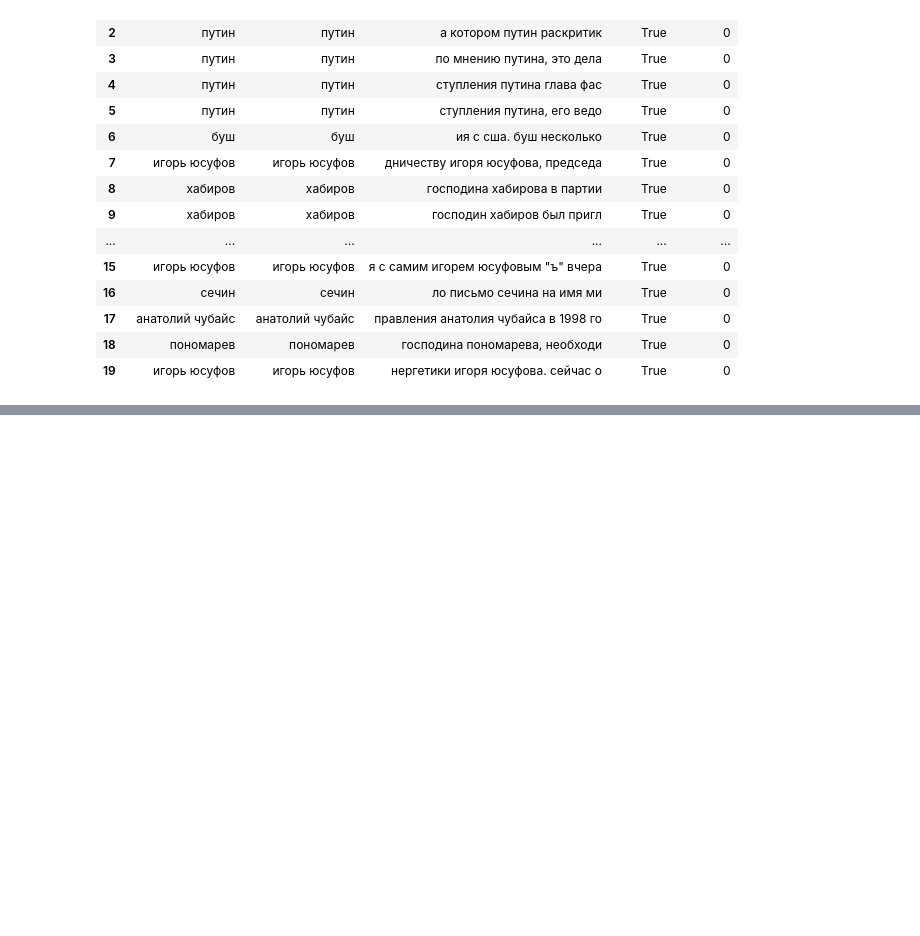
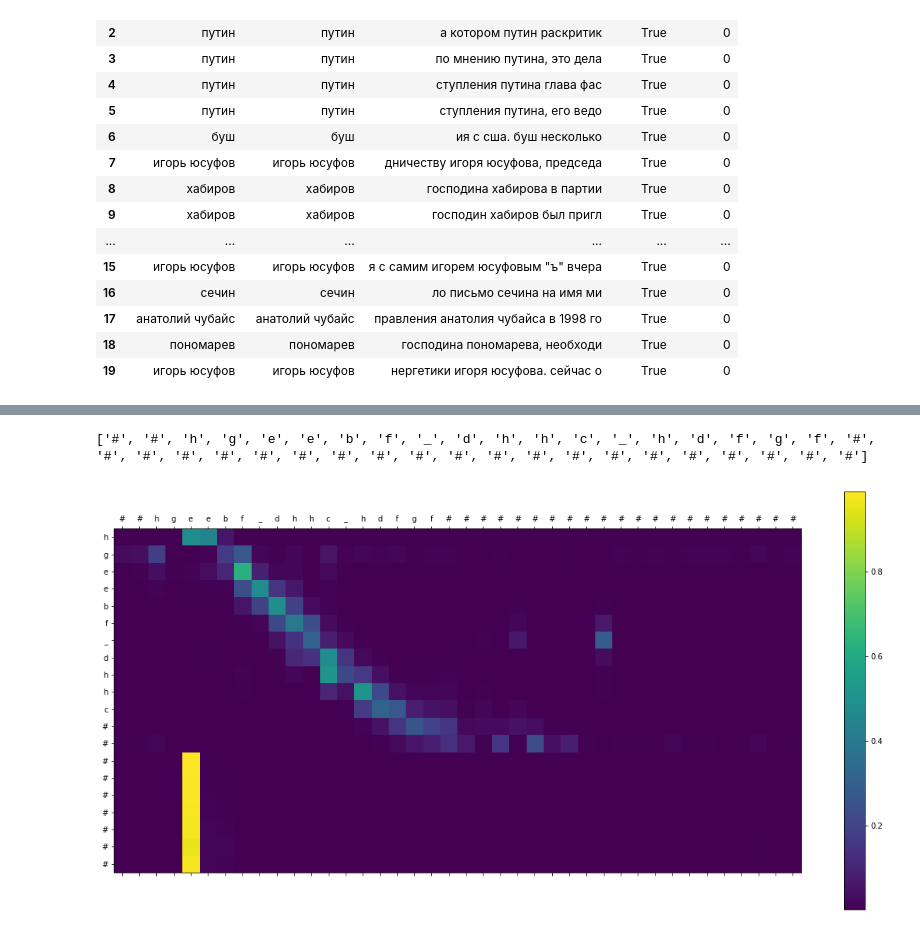
Before and after one commit to Sdernal/TextNormalization, a Jupyter notebook: WithPytorch/Experiments.ipynb, the cells around one changed output, grey strips where cells are left out. Saved outputs shown, nothing was run; the diff lists cells and outputs as text; code cells hidden in the pictures; blank space fills up the shorter version.

```diff
--- a/WithPytorch/Experiments.ipynb
+++ b/WithPytorch/Experiments.ipynb
@@ -246,0 +408,24 @@ torch.save(decoder.state_dict(),'decoder.pt')
+# %%
+a,b,c = trainer.evaluate_with_attn(ep.X_data_test[3:4])
+a2 = []
+b2 = []
+for elem in a:
+    if elem == ' ':
+        a2.append('_')
+    elif len(elem) != 1:
+        a2.append('#')
+    else:
+        a2.append(elem)
+
+for elem in b:
+    if elem == ' ':
+        b2.append('_')
+    elif len(elem) != 1:
+        b2.append('#')
+    else:
+        b2.append(elem)
+print(a2)
+showAttention(a2,b2,c)
+# %% [output]
+['#', '#', 'h', 'g', 'e', 'e', 'b', 'f', '_', 'd', 'h', 'h', 'c', '_', 'h', 'd', 'f', 'g', 'f', '#', '#', '#', '#', '#', '#', '#', '#', '#', '#', '#', '#', '#', '#', '#', '#', '#', '#', '#', '#', '#']
+[figure, added]
```
Also changed, not shown: parts of 14 cells of this notebook, 1 other file.
